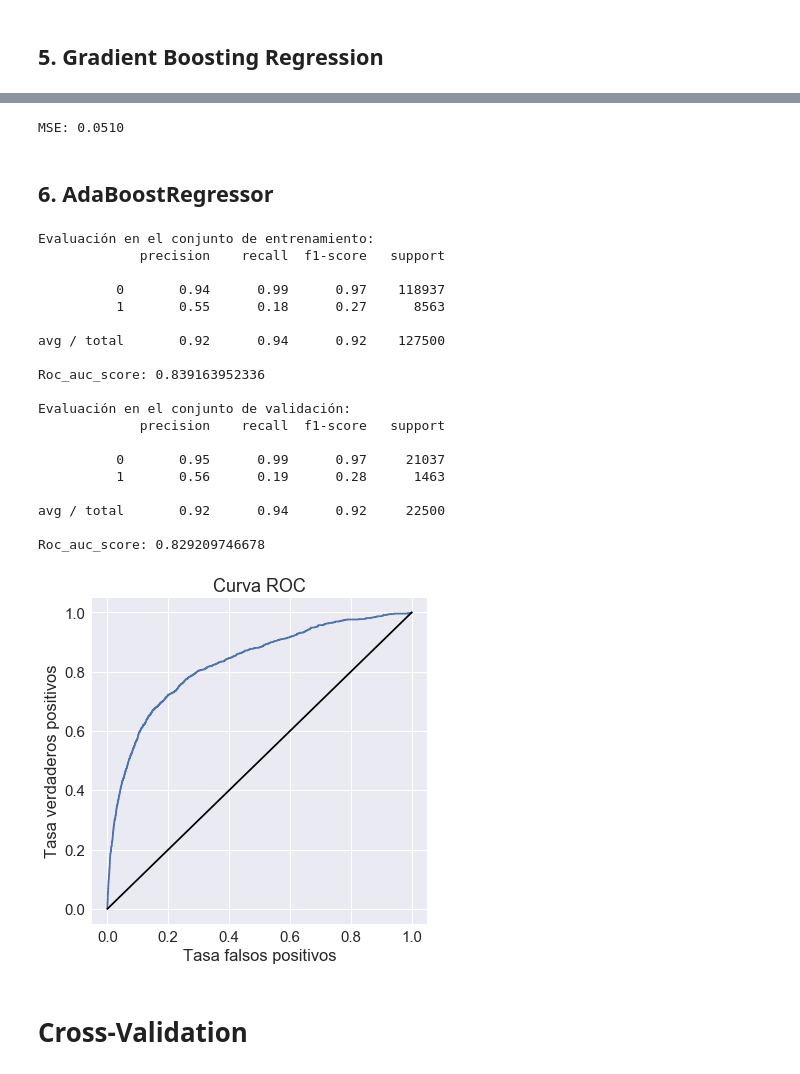
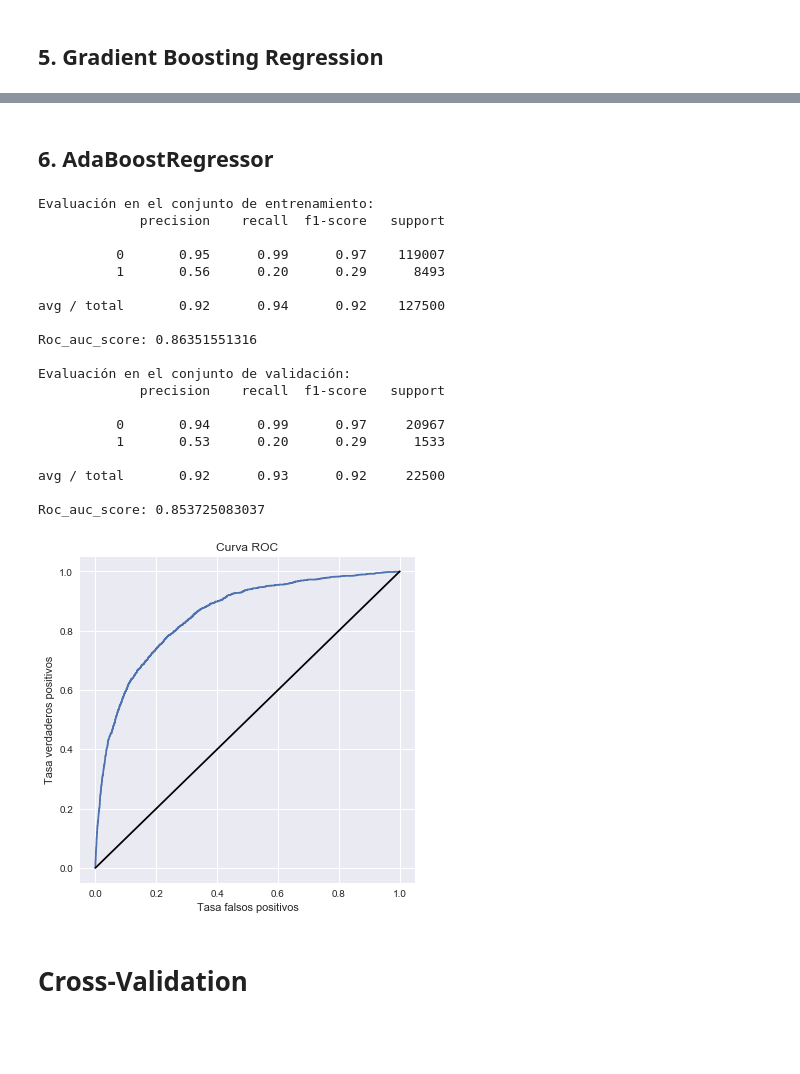
Before and after one commit to daorti/GiveMeSomeCredit, a Jupyter notebook: Python Notebooks/Give me some Credit.ipynb, the cells around one changed output, grey strips where cells are left out. Cells and saved outputs as stored; diff of their text form; code cells hidden in the pictures; blank space fills up the shorter version.

```diff
--- a/Python Notebooks/Give me some Credit.ipynb
+++ b/Python Notebooks/Give me some Credit.ipynb
@@ -277,0 +410,18 @@ plt.show()
+# %%
+from sklearn.neighbors import KNeighborsRegressor
+knnMod = KNeighborsRegressor(n_neighbors=5, weights='uniform', algorithm='auto', leaf_size=30,
+                             p=2, metric='minkowski', metric_params=None)
+
+knnMod.fit(X_train, y_train)
+pred = knnMod.predict(X_test)
+# %%
+predNoZero = []
+for val in pred:
+    if val >= 0:
+        predNoZero.append(val)
+    else:
+        predNoZero.append(0.)
+
+
+testFull = credit_test_df[credit_test_df.MonthlyIncome.isnull() == True]
+testFull['MonthlyIncome'] = predNoZero
@@ -277,0 +434,9 @@ plt.show()
+# %%
+monNew = []
+for index in credit_test_df.index:
+    if credit_test_df.MonthlyIncome[index].is_integer() == True:
+        monNew.append(credit_test_df.MonthlyIncome[index])
+    else:
+        monNew.append(testFull.MonthlyIncome[index])
+
+credit_test_df.MonthlyIncome = monNew
@@ -283,4 +460,4 @@ X_train = credit_df.drop("SeriousDlqin2yrs",axis=1)
 Y_train = credit_df["SeriousDlqin2yrs"]
 X_test  = credit_test_df
 #el 15% del conjunto de entrenamiento será para validar
-X_train,X_dev,Y_train,Y_dev = train_test_split(X_train, Y_train, test_size=0.15)
+X_train,X_dev,Y_train,Y_dev = train_test_split(X_train, Y_train, test_size=0.30)
@@ -501,44 +681,37 @@ Roc_auc_score: 0.838091178804
-# %%
-from sklearn.metrics import mean_squared_error
-mse = mean_squared_error(Y_dev, estimator.predict(X_dev))
-print("MSE: %.4f" % mse)
-plot_roc(X_dev, )
-# %% [output]
-MSE: 0.0510
 # %% [markdown]
 ## 6. AdaBoostRegressor
 # %%
 from sklearn.ensemble import AdaBoostClassifier
 
-adaMod = AdaBoostClassifier(base_estimator=None, n_estimators=200, learning_rate=1.0)
+adaMod = AdaBoostClassifier(base_estimator=None, n_estimators=100, learning_rate=1.0)
 
 pipe = Pipeline([
     ('imp',Imputer()),
     ('std',StandardScaler()),
     ('adaMod', adaMod)
 ])
 eval_model(pipe, X_train, Y_train, X_dev, Y_dev)
 # %% [output]
 Evaluación en el conjunto de entrenamiento:
              precision    recall  f1-score   support
 
-          0       0.94      0.99      0.97    118937
-          1       0.55      0.18      0.27      8563
+          0       0.95      0.99      0.97    119007
+          1       0.56      0.20      0.29      8493
 
 avg / total       0.92      0.94      0.92    127500
 
-Roc_auc_score: 0.839163952336
+Roc_auc_score: 0.86351551316
 
 Evaluación en el conjunto de validación:
              precision    recall  f1-score   support
 
-          0       0.95      0.99      0.97     21037
-          1       0.56      0.19      0.28      1463
+          0       0.94      0.99      0.97     20967
+          1       0.53      0.20      0.29      1533
 
-avg / total       0.92      0.94      0.92     22500
+avg / total       0.92      0.93      0.92     22500
 
-Roc_auc_score: 0.829209746678
+Roc_auc_score: 0.853725083037
-[figure, old version]
+[figure, new version]
 # %% [markdown]
 # Cross-Validation
 # %%
```
Also changed, not shown: parts of 88 cells of this notebook, 6 other files.
